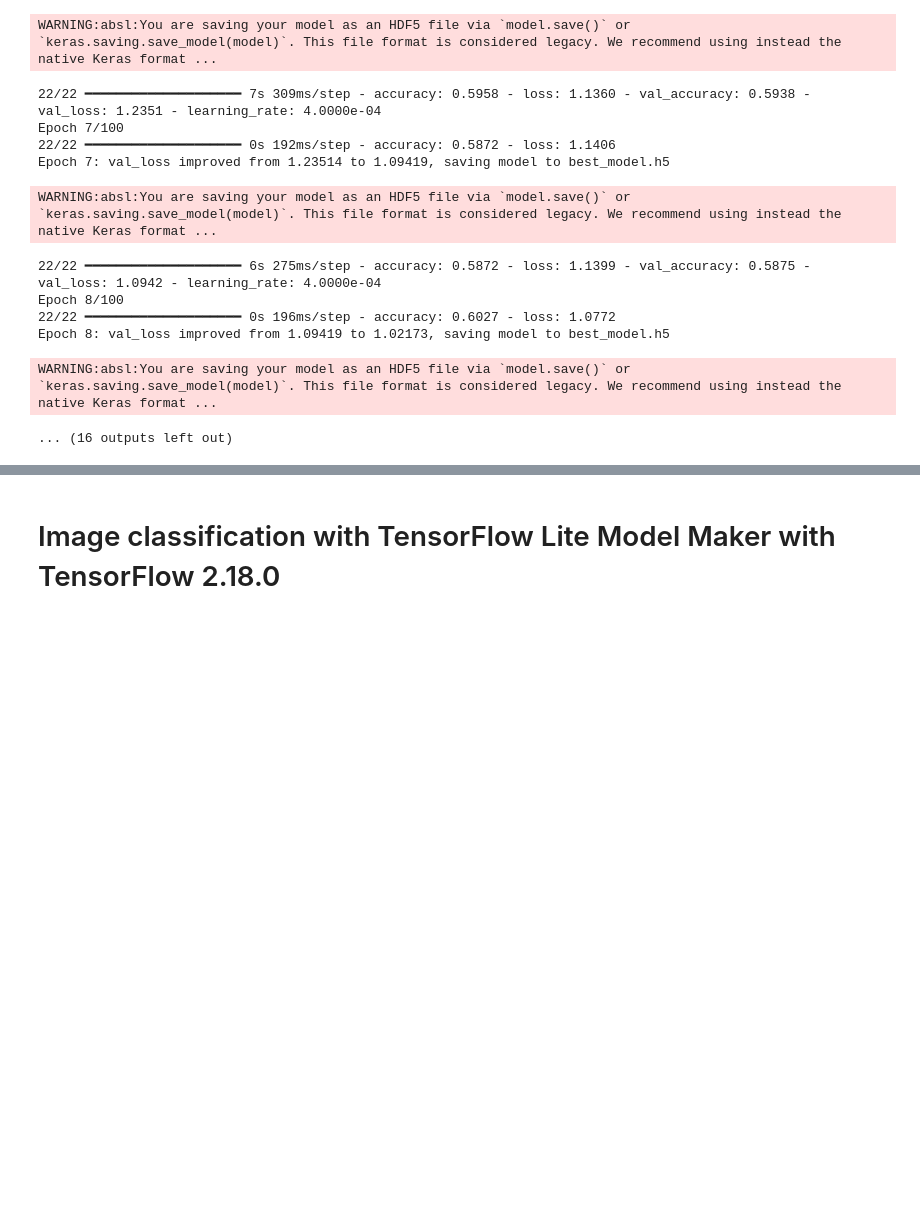
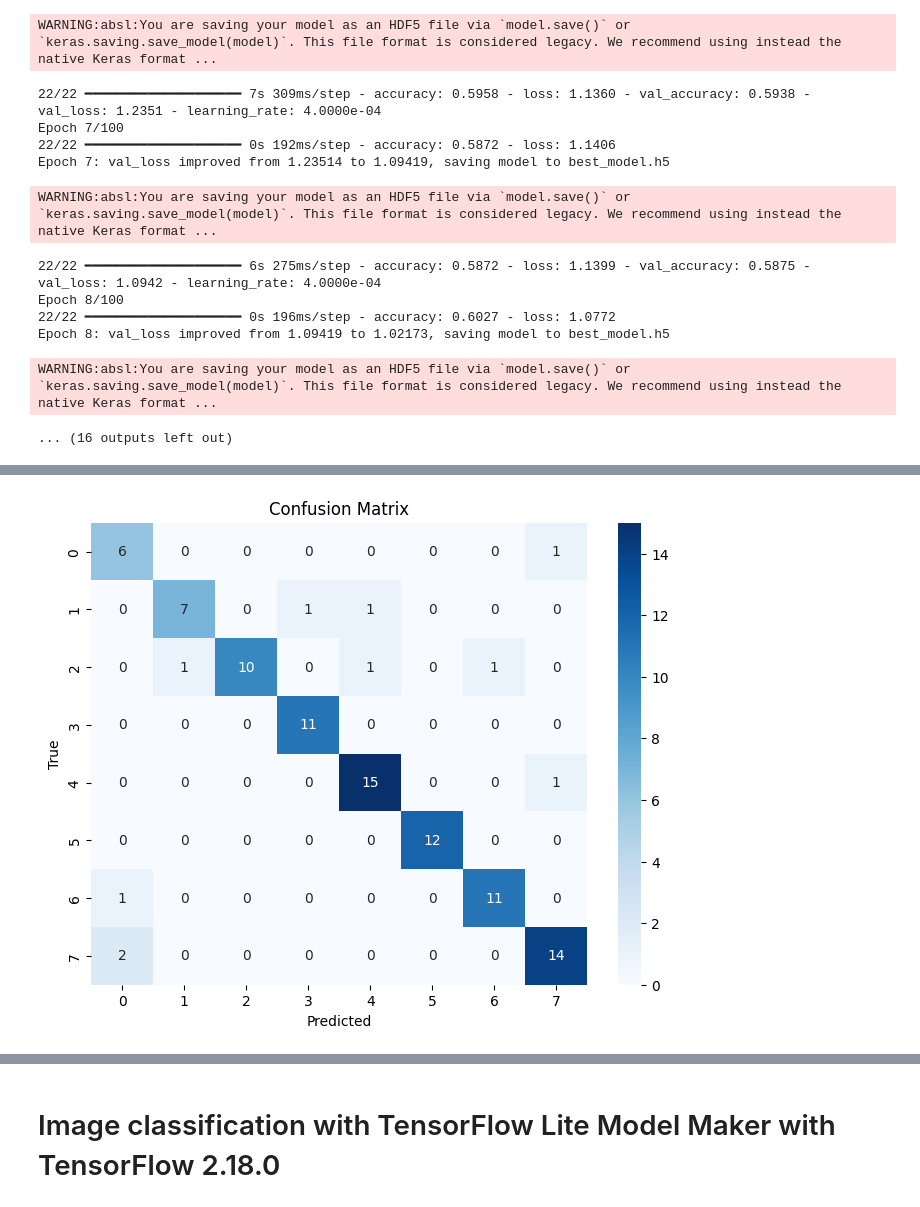
Before and after one commit to TrainingBear/OPSI-Project-AndroidApplication, a Jupyter notebook: tensorflow_examples/lite/model_maker/demo/image_classification.ipynb, the cells around one changed output, grey strips where cells are left out. Cells and saved outputs as stored; diff of their text form; code cells hidden in the pictures; blank space fills up the shorter version.

Commit message:
confussion matrix evaluation

```diff
--- a/tensorflow_examples/lite/model_maker/demo/image_classification.ipynb
+++ b/tensorflow_examples/lite/model_maker/demo/image_classification.ipynb
@@ -360,0 +297,79 @@ weighted avg    0.883798  0.864583  0.865211  96.000000
+# %%
+import numpy as np
+import matplotlib.pyplot as plt
+import seaborn as sns
+from sklearn.metrics import classification_report, confusion_matrix
+from sklearn.metrics import roc_curve, auc
+
+# Extract all images and labels from test_dataset
+all_test_images = []
+all_test_labels = []
+for images, labels in test_dataset:
+    all_test_images.append(images.numpy())
+    all_test_labels.append(labels.numpy())
+
+all_test_images = np.concatenate(all_test_images, axis=0)
+all_test_labels = np.concatenate(all_test_labels, axis=0)
+
+# Assign y_true from the extracted labels
+y_true = all_test_labels
+
+# Predict classes using the extracted images
+y_pred_prob = model.predict(all_test_images)
+y_pred = np.argmax(y_pred_prob, axis=1)
+
+# 1. Classification report
+print("=== CLASSIFICATION REPORT ===")
+print(classification_report(y_true, y_pred))
+
+# 2. Confusion Matrix
+cm = confusion_matrix(y_true, y_pred)
+
+plt.figure(figsize=(8, 6))
+sns.heatmap(cm, annot=True, fmt="d", cmap="Blues")
+plt.title("Confusion Matrix")
+plt.xlabel("Predicted")
+plt.ylabel("True")
+plt.show()
+
+# 3. Training Accuracy/Loss
+plt.figure(figsize=(10, 4))
+
+# Accuracy plot
+plt.subplot(1, 2, 1)
+plt.plot(history.history['accuracy'])
+plt.plot(history.history['val_accuracy'])
+plt.title("Model Accuracy")
+plt.xlabel("Epoch")
+plt.ylabel("Accuracy")
+plt.legend(["Train", "Validation"])
+
+# Loss plot
+plt.subplot(1, 2, 2)
+plt.plot(history.history['loss'])
+plt.plot(history.history['val_loss'])
+plt.title("Model Loss")
+plt.xlabel("Epoch")
+plt.ylabel("Loss")
+plt.legend(["Train", "Validation"])
+
+plt.show()
+
+# For ROC curve, you need a binary classification or a multi-class one-vs-rest approach
+# Assuming it's a binary classification or a specific class vs rest for this line
+# If it's multi-class, you might need to adapt this part.
+# This line caused an error in previous run if there are more than 2 classes
+# fpr, tpr, _ = roc_curve(y_true, y_pred_prob[:, 1]) # This assumes binary classification or a specific class.
+# roc_auc = auc(fpr, tpr)
+
+# plt.plot(fpr, tpr)
+# plt.plot([0,1], [0,1], linestyle="--")
+# plt.title(f"ROC Curve (AUC = {roc_auc:.3f})")
+# plt.xlabel("False Positive Rate")
+# plt.ylabel("True Positive Rate")
+# plt.show()
+
+# df = panda.DataFrame(report).transpose()
+# print(df)
+# df.to_csv("precision_table.csv", index=True)
+# %% [output]
@@ -360,0 +392 @@ weighted avg    0.883798  0.864583  0.865211  96.000000
+[figure, added]
```
Also changed, not shown: parts of 2 cells of this notebook.
